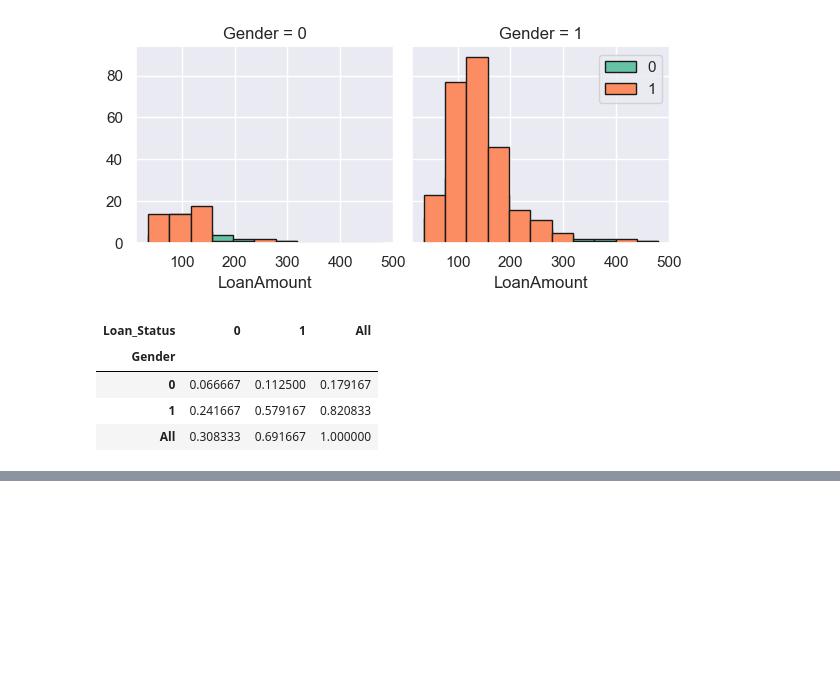
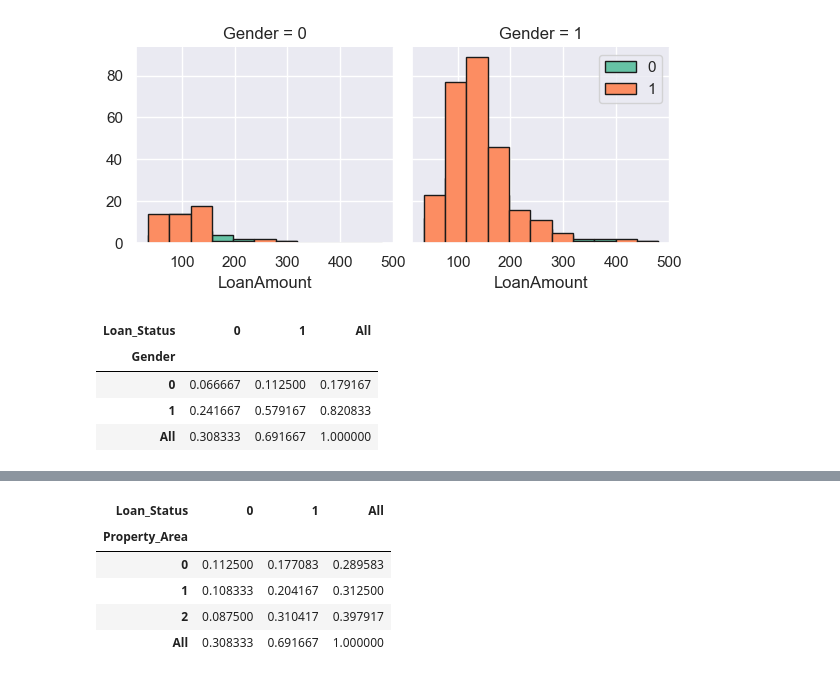
Before and after one commit to loughjo/ProgDataAnalysis-Project, a Jupyter notebook: ProgDataAnalysisProject.ipynb, the cells around one changed output, grey strips where cells are left out. Saved outputs shown, nothing was run; the diff lists cells and outputs as text; code cells hidden in the pictures; blank space fills up the shorter version.

```diff
--- a/ProgDataAnalysisProject.ipynb
+++ b/ProgDataAnalysisProject.ipynb
@@ -696,0 +728,11 @@ pl = crosstb.plot(kind="bar", stacked=True, rot=0)
+# %%
+crosstb = pd.crosstab(loan_eligibility.Property_Area, loan_eligibility.Loan_Status, normalize=True, margins=True)
+# %%
+crosstb
+# %% [output]
+| Loan_Status | 0 | 1 | All |
+| Property_Area |  |  |  |
+| 0 | 0.112500 | 0.177083 | 0.289583 |
+| 1 | 0.108333 | 0.204167 | 0.312500 |
+| 2 | 0.087500 | 0.310417 | 0.397917 |
+| All | 0.308333 | 0.691667 | 1.000000 |
```
Also changed, not shown: parts of 39 cells of this notebook.
